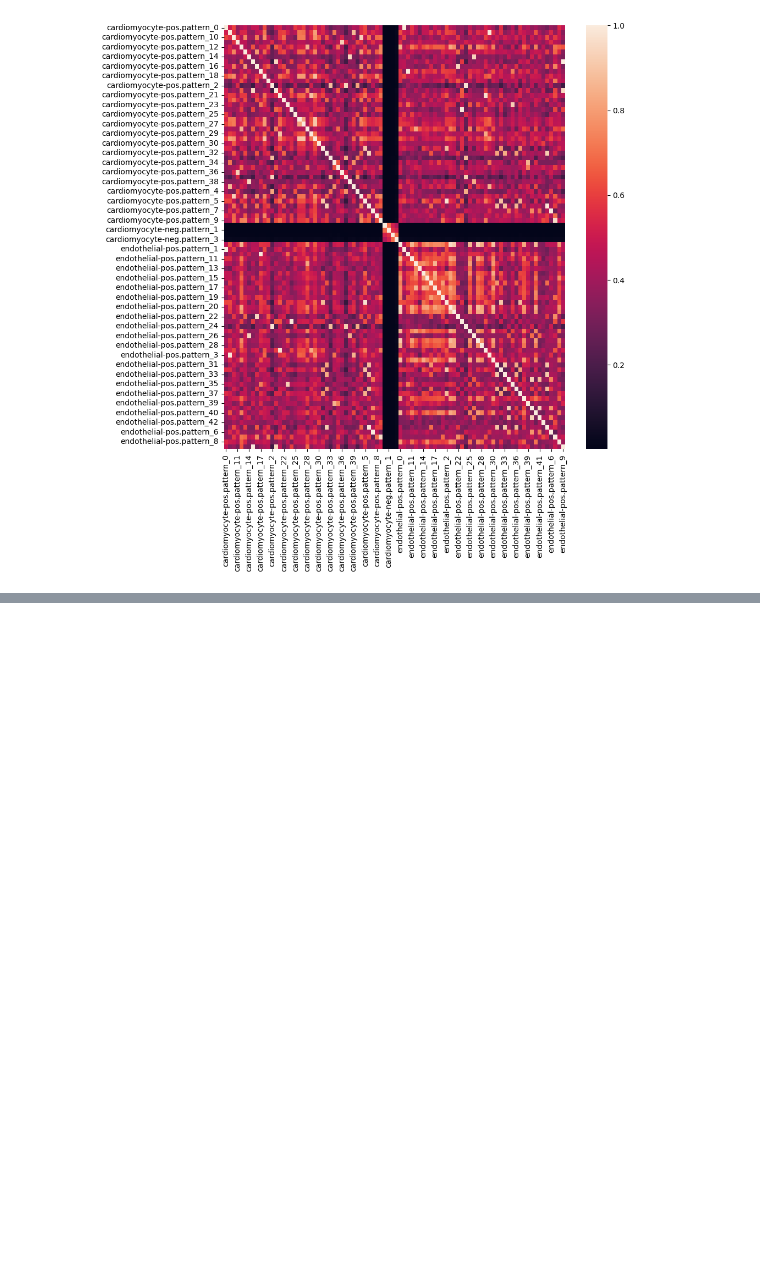
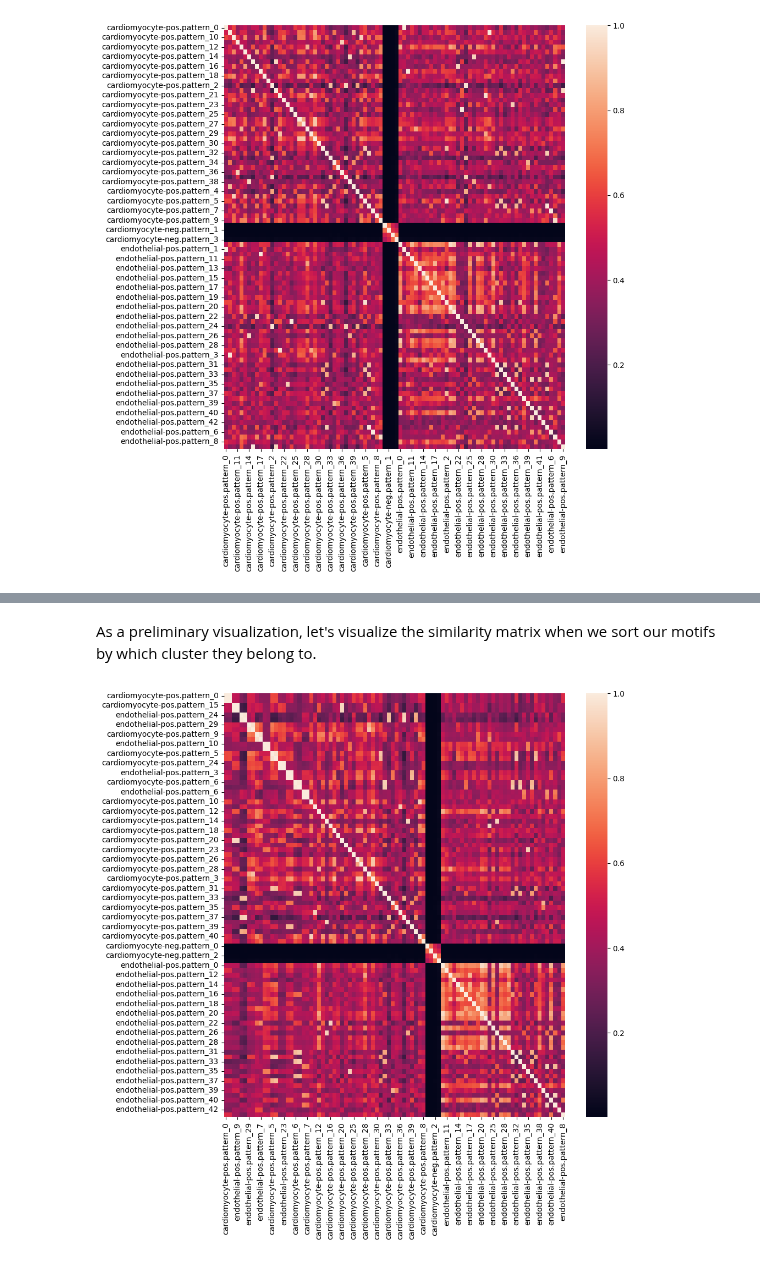
Before and after one commit to kundajelab/MotifCompendium, a Jupyter notebook: tutorials/1_basic_usage.ipynb, the cells around one changed output, grey strips where cells are left out. Cells and saved outputs as stored; diff of their text form; code cells hidden in the pictures; blank space fills up the shorter version.

Commit message:
new tutorials + tqdm + READMEs

```diff
--- a/tutorials/1_basic_usage.ipynb
+++ b/tutorials/1_basic_usage.ipynb
@@ -9,0 +22,2 @@ import MotifCompendium
+# %%
+MotifCompendium.set_compute_options(max_cpus=4, progress_bar=True)
@@ -12,7 +30,7 @@ Now let's suppose we have motifs from multiple Modisco runs that we want to anal
 # %%
 modisco_dict = {
-    "cardiomyocyte": "/oak/stanford/groups/akundaje/salil512/resources/MotifCompendium_Tutorial_Resources/cardiomyocyte_LV_H_modisco_output.h5",
-    "endothelial": "/oak/stanford/groups/akundaje/salil512/resources/MotifCompendium_Tutorial_Resources/endothelial_LV_H_modisco_output.h5",
+    "cardiomyocyte": "/oak/stanford/groups/akundaje/salil512/resources/MotifCompendium_Tutorial_Resources/cardiomyocyte_modisco_output.h5",
+    "endothelial": "/oak/stanford/groups/akundaje/salil512/resources/MotifCompendium_Tutorial_Resources/endothelial_modisco_output.h5"
 }
 mc = MotifCompendium.build_from_modisco(modisco_dict)
 print(mc)
@@ -94,3 +77,0 @@ Let's see some examples of this:
-# %%
-mc["test_column"] = "test"
-mc.metadata
@@ -267,0 +130,6 @@ This tutorial introduced you to the MotifCompendium package and the MotifCompend
+# %% [markdown]
+As a preliminary visualization, let's visualize the similarity matrix when we sort our motifs by which cluster they belong to.
+# %%
+mc.sort(by="cluster").heatmap(show=True, label=True)
+# %% [output]
+[figure, added]
```
Also changed, not shown: parts of 79 cells of this notebook, 16 other files.
